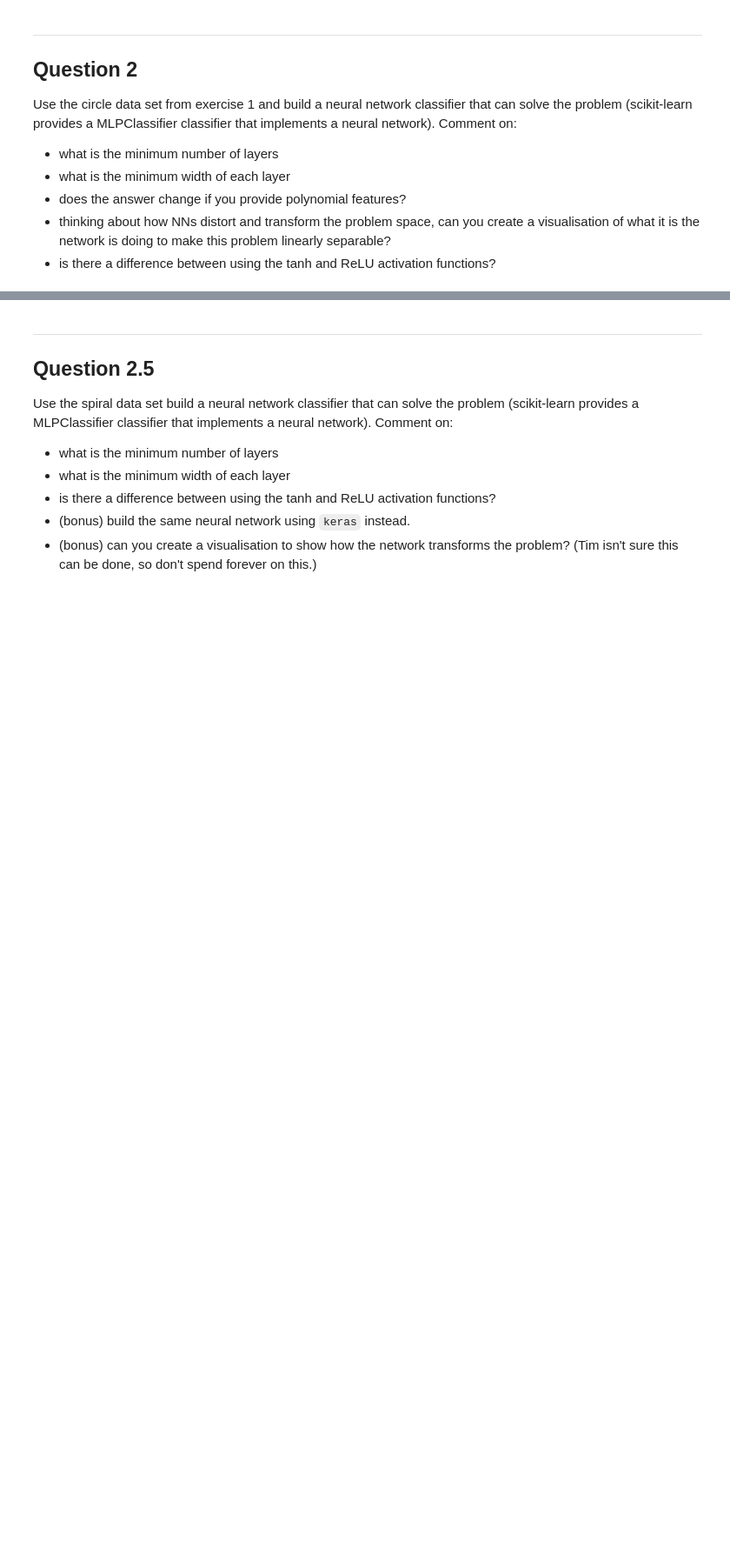
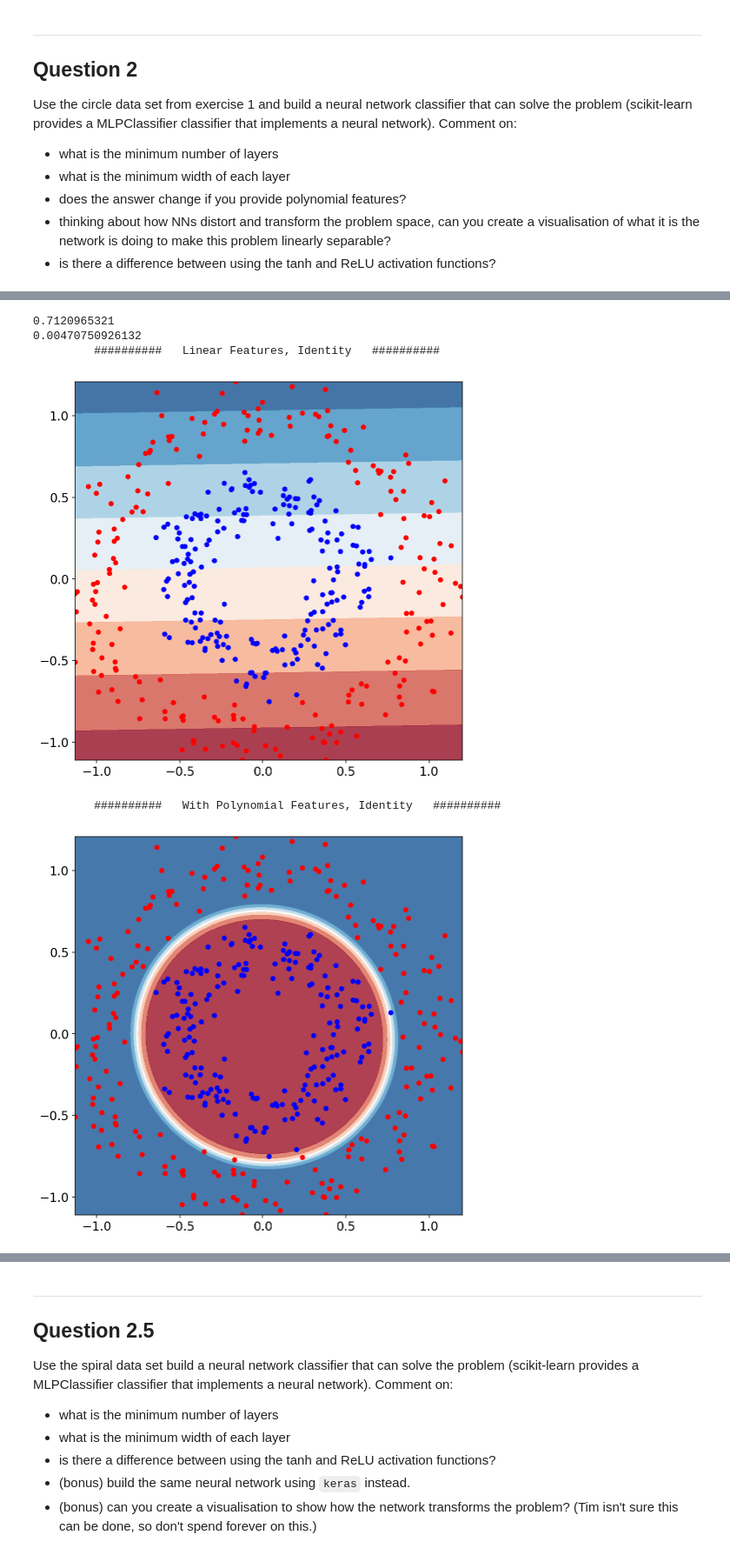
Before and after one commit to cemalper2/advanced_computing, a Jupyter notebook: 03-neural-networks/exercise.ipynb, the cells around one changed output, grey strips where cells are left out. Shown at 87% size. Saved outputs shown, nothing was run; the diff lists cells and outputs as text; code cells hidden in the pictures; blank space fills up the shorter version.

```diff
--- a/03-neural-networks/exercise.ipynb
+++ b/03-neural-networks/exercise.ipynb
@@ -172,0 +164,18 @@ Training loss did not improve more than tol=0.000100 for two consecutive epochs.
+# %%
+clf3 = MLPClassifier(activation='identity',hidden_layer_sizes=(5,5), verbose = False,learning_rate = 'adaptive', learning_rate_init = 0.05, random_state=42)
+clf3.fit(X_train,y_train)
+clf4 = Pipeline([('polyfeat',PolynomialFeatures()),('nn',MLPClassifier(activation='identity',hidden_layer_sizes=(1,1), verbose = False,learning_rate = 'adaptive', learning_rate_init = 0.05, random_state=42))])
+clf4.fit(X_train,y_train)
+print(clf3.loss_)
+print(clf4.steps[1][1].loss_)
+print('         ##########   Linear Features, Identity   ##########')
+plot_surface(clf3,X,y)
+print('         ##########   With Polynomial Features, Identity   ##########')
+plot_surface(clf4,X,y)
+# %% [output]
+0.7120965321
+0.00470750926132
+         ##########   Linear Features, Identity   ##########
+[figure, added]
+         ##########   With Polynomial Features, Identity   ##########
+[figure, added]
```
Also changed, not shown: parts of 2 cells of this notebook.
